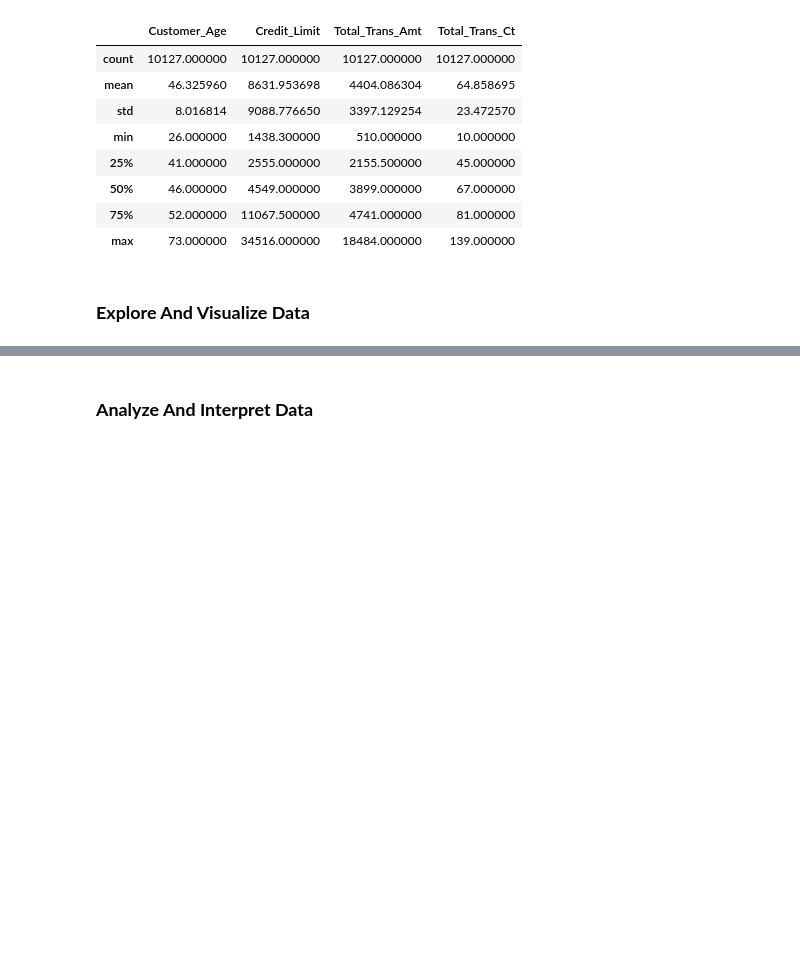
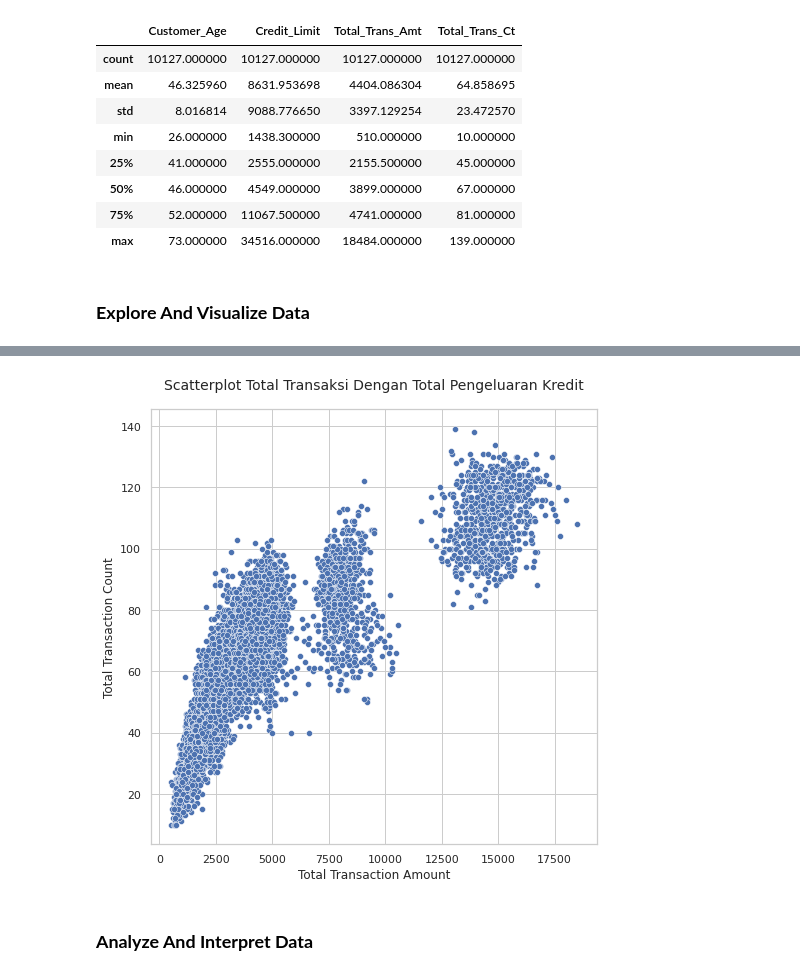
Before and after one commit to Naufaal-HL/Tugas-Besar-Statistika-Credit-Card-Exploration-Data-Mining, a Jupyter notebook: Tubes_Statistika.ipynb, the cells around one changed output, grey strips where cells are left out. Cells and saved outputs as stored; diff of their text form; code cells hidden in the pictures; blank space fills up the shorter version.

```diff
--- a/Tubes_Statistika.ipynb
+++ b/Tubes_Statistika.ipynb
@@ -170,2 +210,11 @@ data.describe()
+# %%
+plt.figure(figsize=(8, 8))
+plt.title('Scatterplot Total Transaksi Dengan Total Pengeluaran Kredit', fontsize="14", pad=20)
+
+ax = sns.scatterplot(data=data, x="Total_Trans_Amt", y = "Total_Trans_Ct")
+ax.set(xlabel='Total Transaction Amount', ylabel='Total Transaction Count')
+plt.show()
+# %% [output]
+[figure, added]
 # %% [markdown]
 ### **Analyze And Interpret Data**
```
Also changed, not shown: parts of 5 cells of this notebook.
